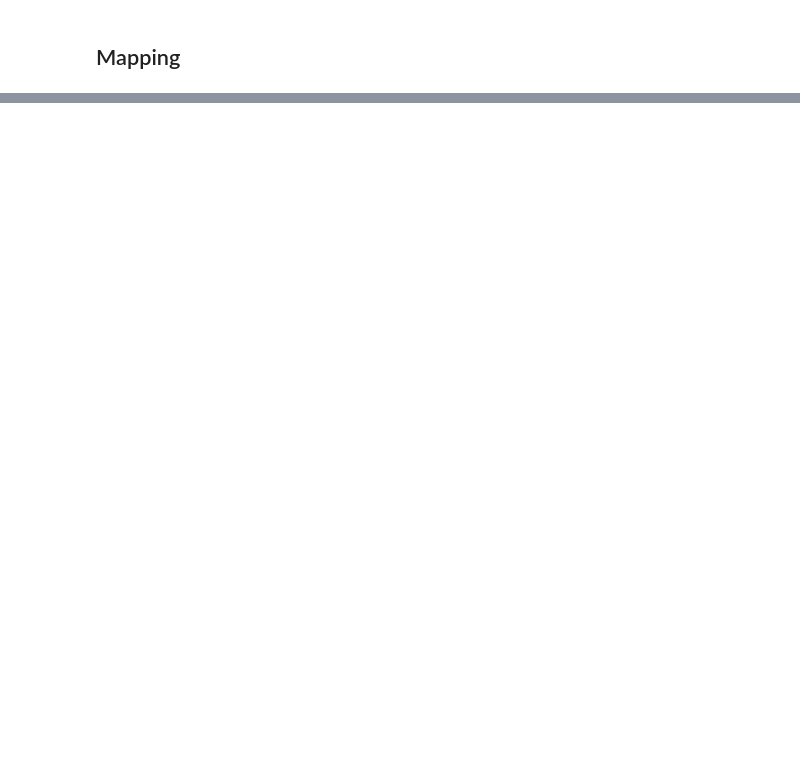
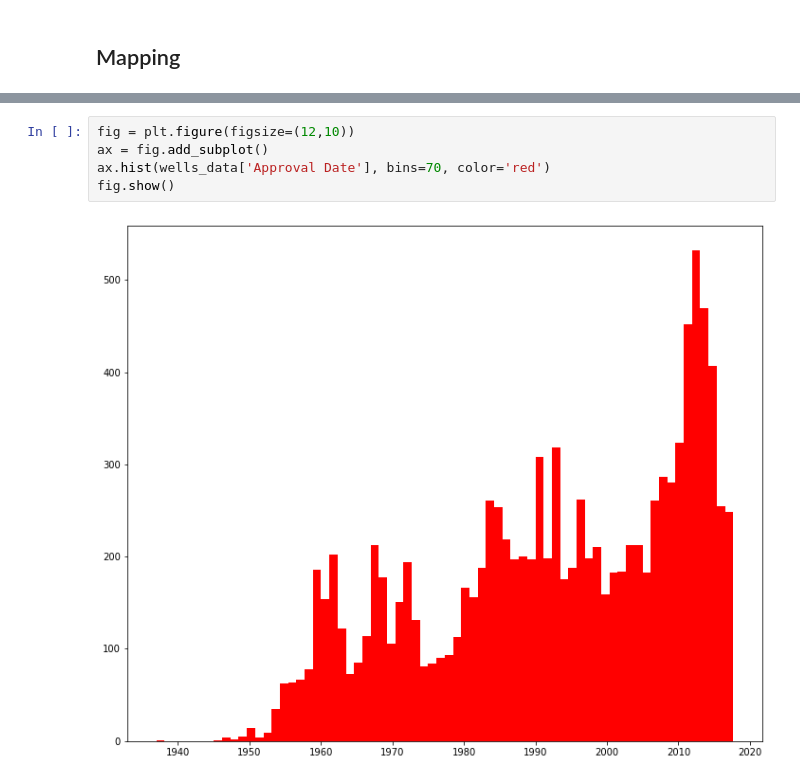
Before and after one commit to kylepollina/earthscience, a Jupyter notebook: notebooks/Fracking_and_Oklahoma_Quakes/Fracking_and_Oklahoma_Quakes main.ipynb, the cells around one changed output, grey strips where cells are left out. Drawn from its saved outputs; the diff is of its cells as text; blank space fills up the shorter version.

```diff
--- a/notebooks/Fracking_and_Oklahoma_Quakes/Fracking_and_Oklahoma_Quakes main.ipynb
+++ b/notebooks/Fracking_and_Oklahoma_Quakes/Fracking_and_Oklahoma_Quakes main.ipynb
@@ -175,0 +124,7 @@ Looking at the wells data, there are 5 different types of wells. Lets see if the
+# %%
+fig = plt.figure(figsize=(12,10))
+ax = fig.add_subplot()
+ax.hist(wells_data['Approval Date'], bins=70, color='red')
+fig.show()
+# %% [output]
+[figure, added]
```
Also changed, not shown: parts of 21 cells of this notebook, 4 other files.
